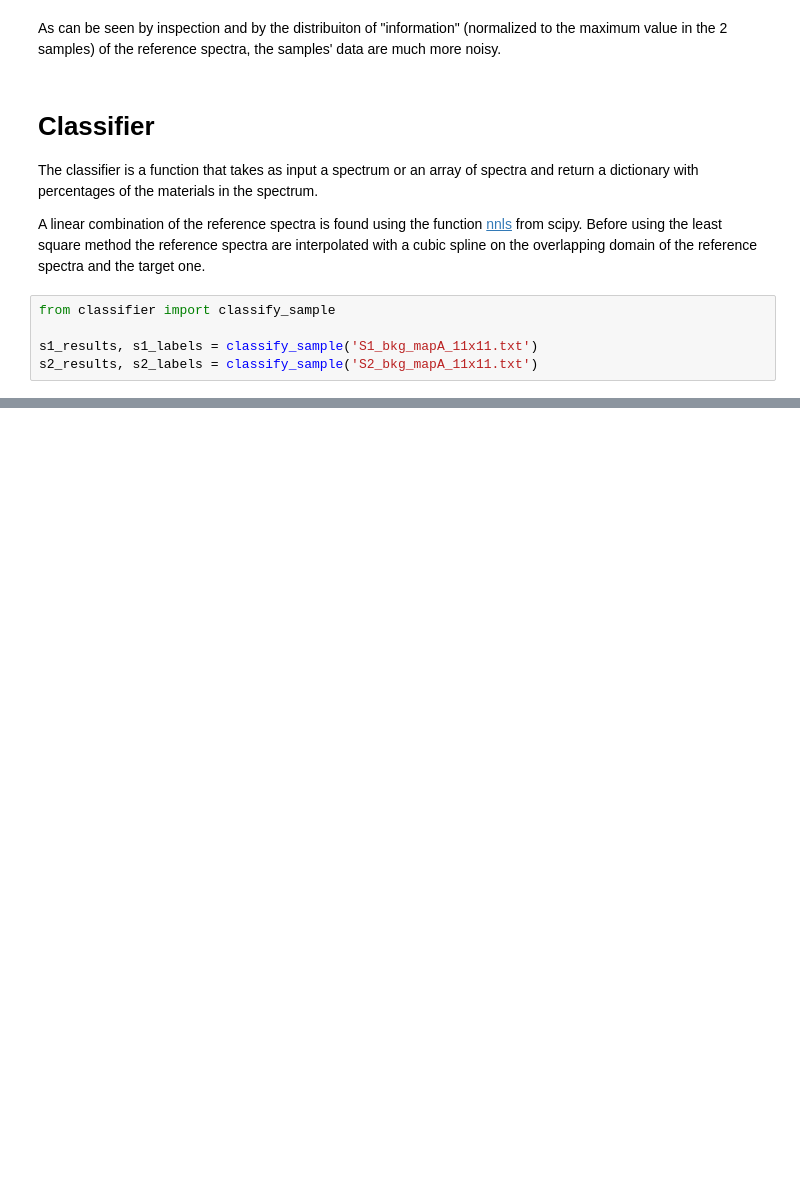
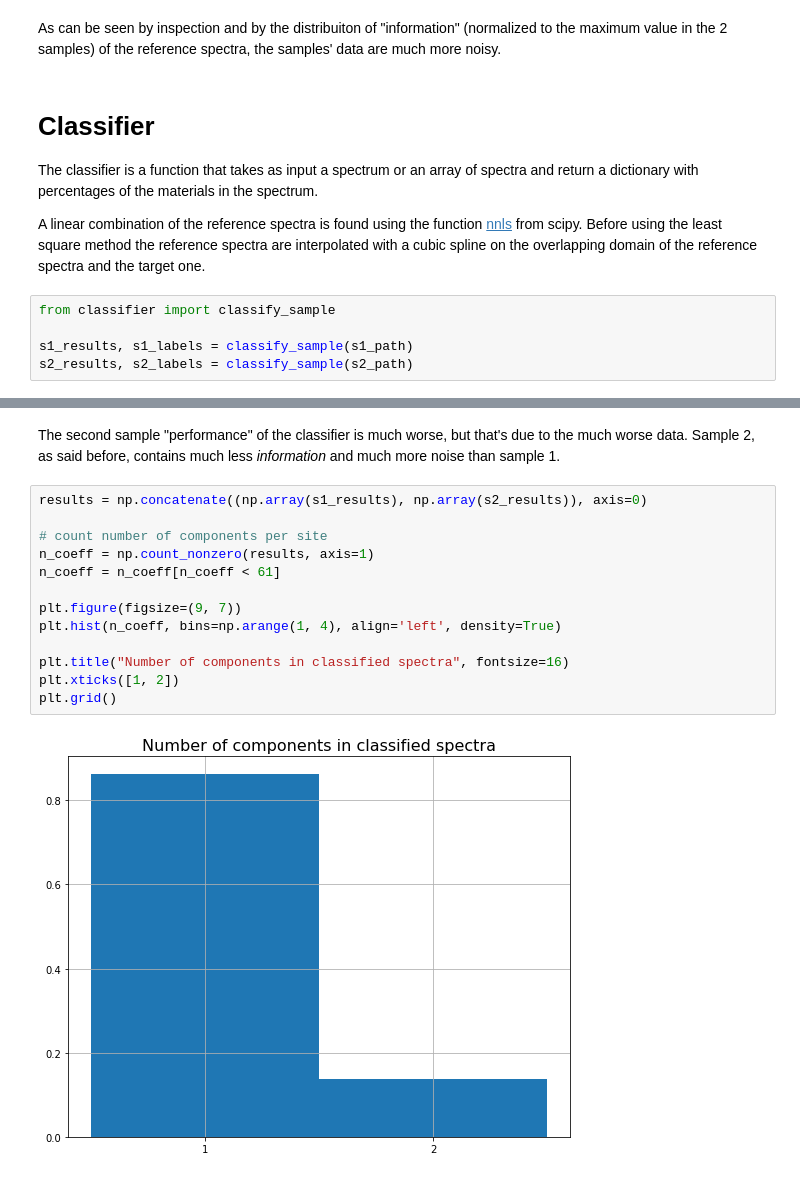
Before and after one commit to muuusso/ds-exam, a Jupyter notebook: report.ipynb, the cells around one changed output, grey strips where cells are left out. Drawn from its saved outputs; the diff is of its cells as text; blank space fills up the shorter version.

```diff
--- a/report.ipynb
+++ b/report.ipynb
@@ -235,5 +249,5 @@ Before using the least square method the reference spectra are interpolated with
 # %%
 from classifier import classify_sample
 
-s1_results, s1_labels = classify_sample('S1_bkg_mapA_11x11.txt')
-s2_results, s2_labels = classify_sample('S2_bkg_mapA_11x11.txt')
+s1_results, s1_labels = classify_sample(s1_path)
+s2_results, s2_labels = classify_sample(s2_path)
@@ -241,0 +269,18 @@ s2_results, s2_labels = classify_sample('S2_bkg_mapA_11x11.txt')
+# %% [markdown]
+The second sample "performance" of the classifier is much worse, but that's due to the much worse data. Sample
+2, as said before, contains much less *information* and much more noise than sample 1.
+# %%
+results = np.concatenate((np.array(s1_results), np.array(s2_results)), axis=0)
+
+# count number of components per site
+n_coeff = np.count_nonzero(results, axis=1)
+n_coeff = n_coeff[n_coeff < 61]
+
+plt.figure(figsize=(9, 7))
+plt.hist(n_coeff, bins=np.arange(1, 4), align='left', density=True)
+
+plt.title("Number of components in classified spectra", fontsize=16)
+plt.xticks([1, 2])
+plt.grid()
+# %% [output]
+[figure, added]
```
Also changed, not shown: parts of 14 cells of this notebook, 3 other files.
